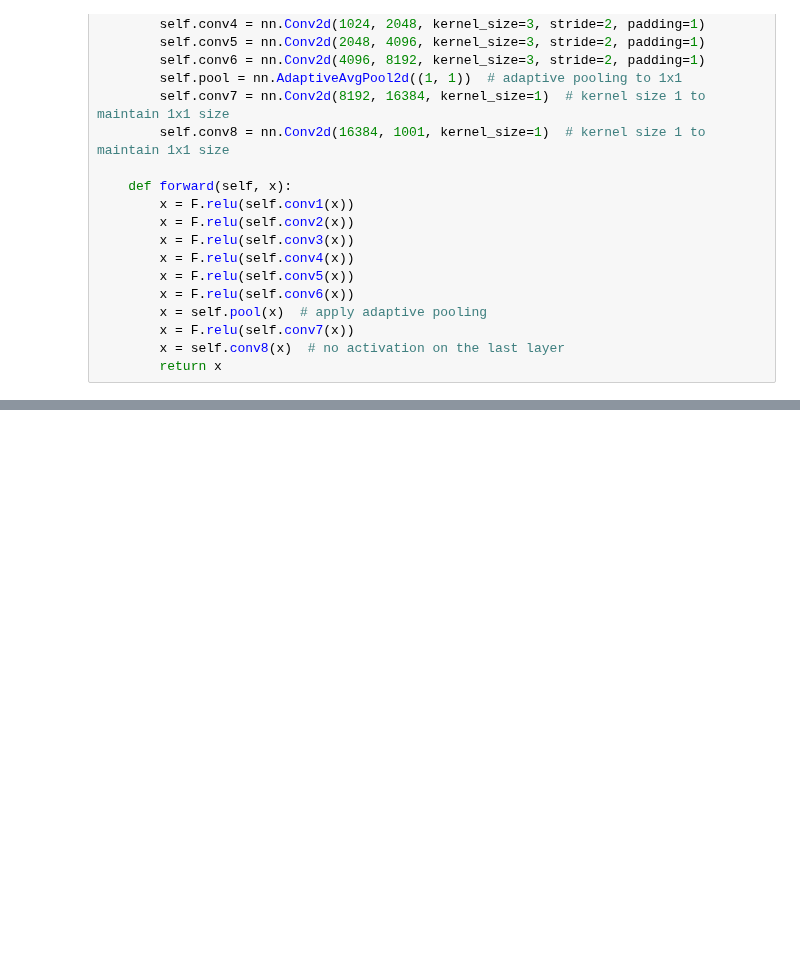
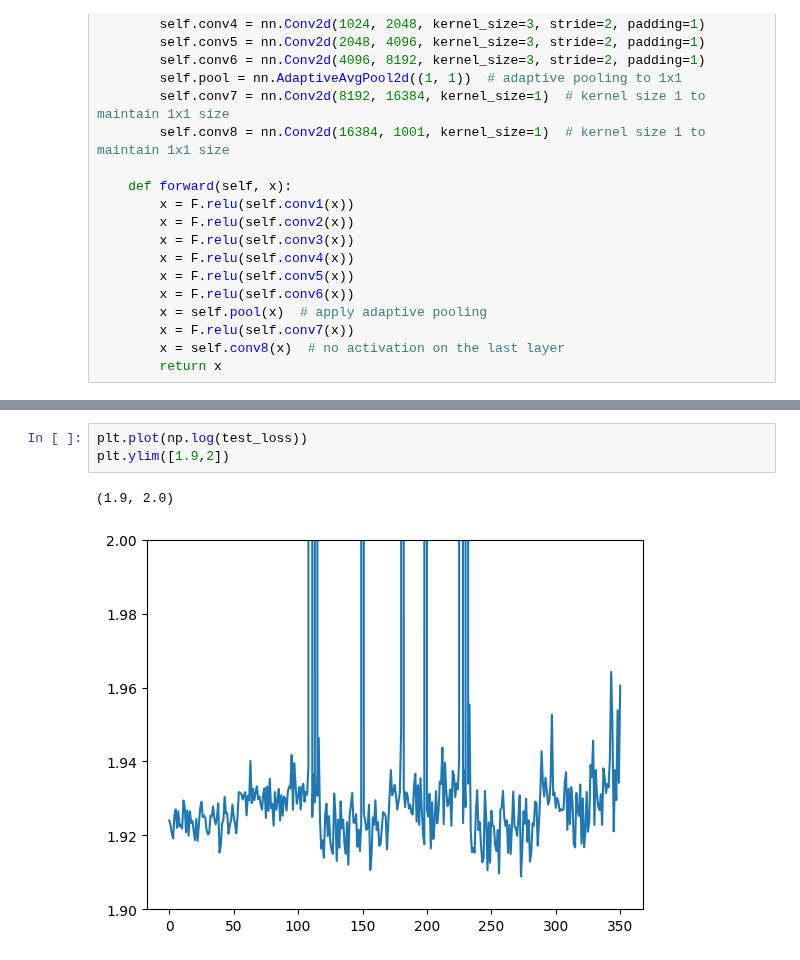
Before and after one commit to danjacobellis/moco, a Jupyter notebook: imagenet.ipynb, the cells around one changed output, grey strips where cells are left out. Saved outputs shown, nothing was run; the diff lists cells and outputs as text; blank space fills up the shorter version.

```diff
--- a/imagenet.ipynb
+++ b/imagenet.ipynb
@@ -103,0 +152,6 @@ for i in range(5):
+# %%
+plt.plot(np.log(test_loss))
+plt.ylim([1.9,2])
+# %% [output]
+(1.9, 2.0)
+[figure, added]
```
Also changed, not shown: parts of 5 cells of this notebook.
